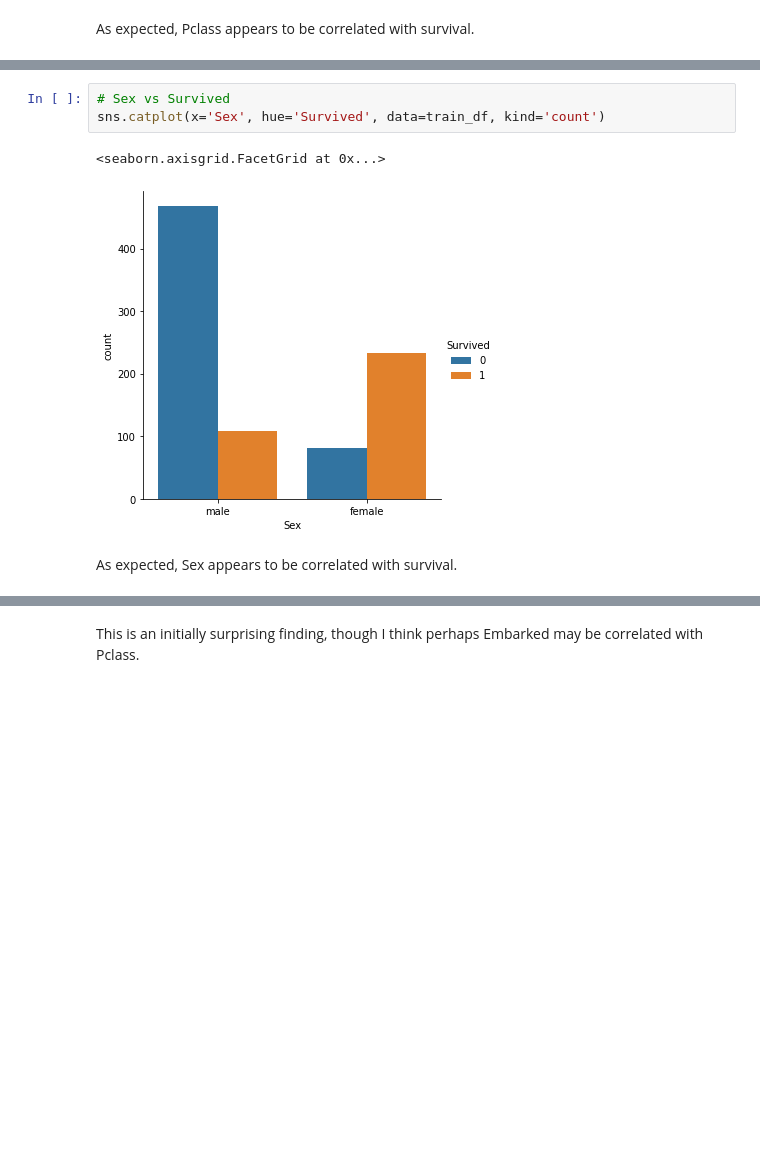
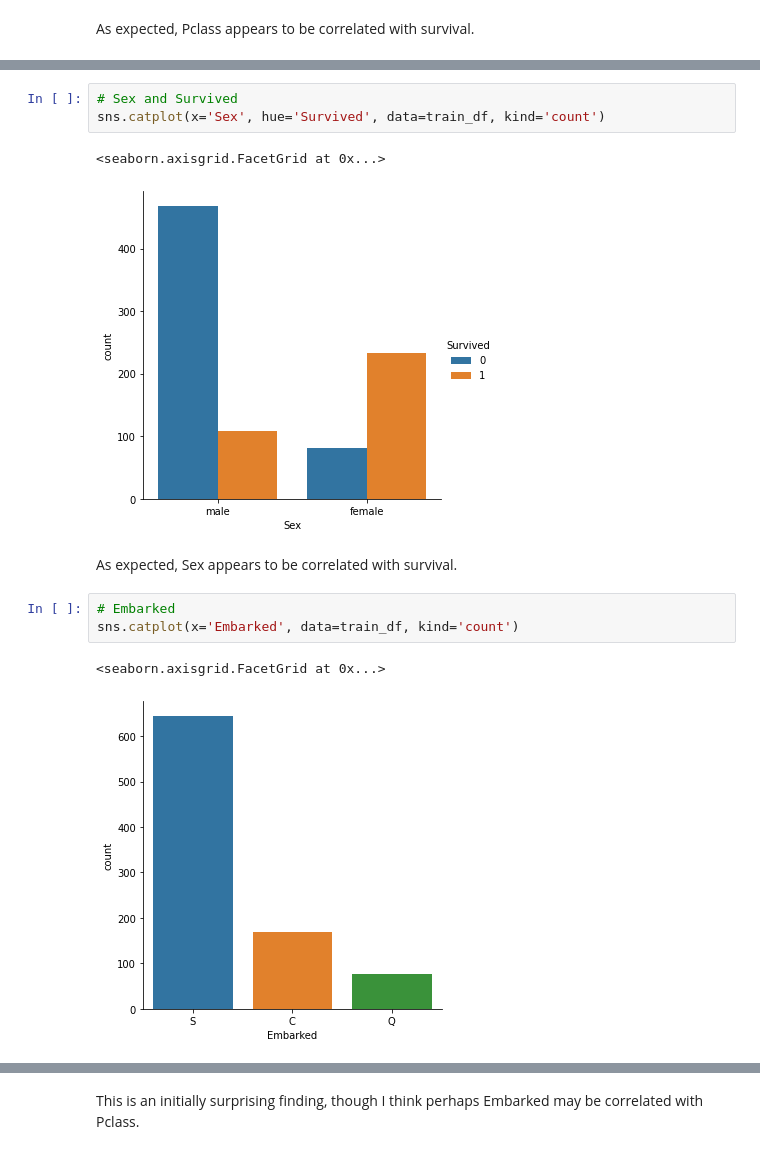
Before and after one commit to levimjoseph/kaggle-public, a Jupyter notebook: titanic-levimjoseph.ipynb, the cells around one changed output, grey strips where cells are left out. Drawn from its saved outputs; the diff is of its cells as text; blank space fills up the shorter version.

```diff
--- a/titanic-levimjoseph.ipynb
+++ b/titanic-levimjoseph.ipynb
@@ -131,9 +149,15 @@ As expected, Pclass appears to be correlated with survival.
 # %%
-# Sex vs Survived
+# Sex and Survived
 sns.catplot(x='Sex', hue='Survived', data=train_df, kind='count')
 # %% [output]
 <seaborn.axisgrid.FacetGrid at 0x...>
 [figure]
 # %% [markdown]
 As expected, Sex appears to be correlated with survival.
+# %%
+# Embarked
+sns.catplot(x='Embarked', data=train_df, kind='count')
+# %% [output]
+<seaborn.axisgrid.FacetGrid at 0x...>
+[figure, added]
 # %%
```
Also changed, not shown: parts of 16 cells of this notebook.
